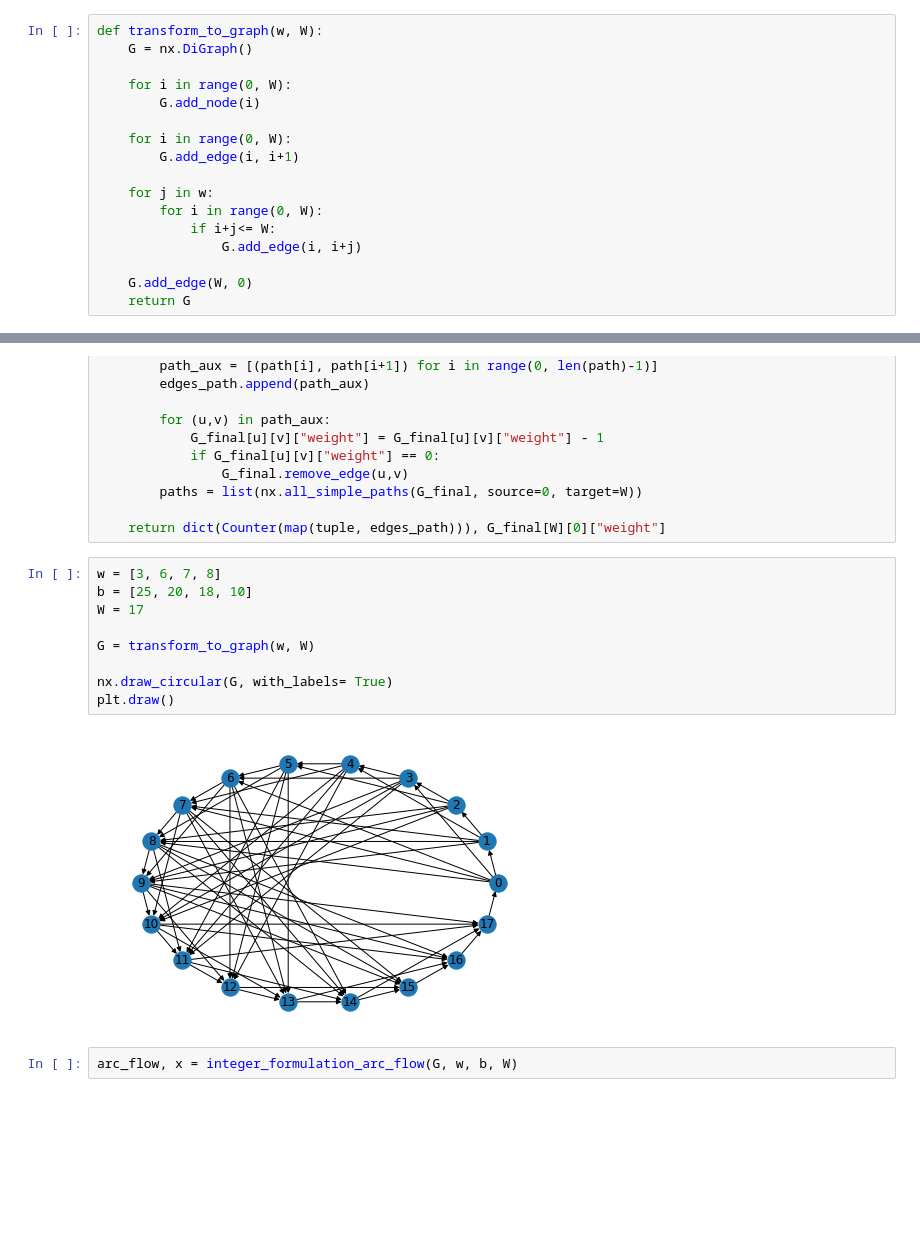
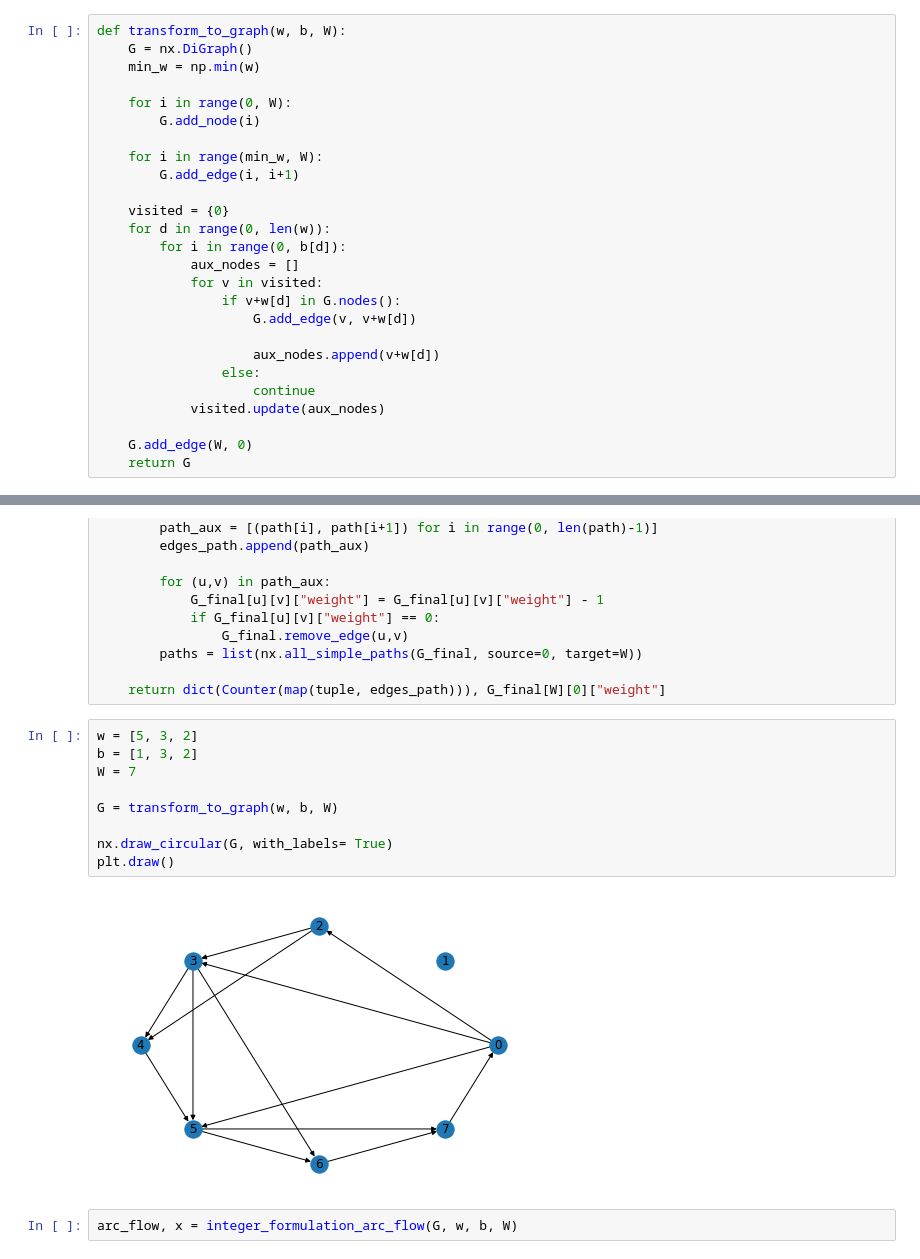
Before and after one commit to HismaelOliveira/ArcFlowCSP, a Jupyter notebook: Arc flow for Cutting Stock Problem.ipynb, the cells around one changed output, grey strips where cells are left out. Cells and saved outputs as stored; diff of their text form; blank space fills up the shorter version.

```diff
--- a/Arc flow for Cutting Stock Problem.ipynb
+++ b/Arc flow for Cutting Stock Problem.ipynb
@@ -24,17 +43,26 @@ First, we need to transform our entry in a directed graph, $G = (V,A)$, where:
 # %%
-def transform_to_graph(w, W):
+def transform_to_graph(w, b, W):
     G = nx.DiGraph()
+    min_w = np.min(w)
 
     for i in range(0, W):
         G.add_node(i)
 
-    for i in range(0, W):
+    for i in range(min_w, W):
         G.add_edge(i, i+1)
 
-    for j in w:
-        for i in range(0, W):
-            if i+j<= W:
-                G.add_edge(i, i+j)
+    visited = {0}
+    for d in range(0, len(w)):
+        for i in range(0, b[d]):
+            aux_nodes = []
+            for v in visited:
+                if v+w[d] in G.nodes():
+                    G.add_edge(v, v+w[d])
+
+                    aux_nodes.append(v+w[d])
+                else:
+                    continue
+            visited.update(aux_nodes)
 
     G.add_edge(W, 0)
     return G
@@ -188,16 +160,16 @@ def solution(model, W):
 
     return dict(Counter(map(tuple, edges_path))), G_final[W][0]["weight"]
 # %%
-w = [3, 6, 7, 8]
-b = [25, 20, 18, 10]
-W = 17
+w = [5, 3, 2]
+b = [1, 3, 2]
+W = 7
 
-G = transform_to_graph(w, W)
+G = transform_to_graph(w, b, W)
 
 nx.draw_circular(G, with_labels= True)
 plt.draw()
 # %% [output]
-[figure, old version]
+[figure, new version]
 # %%
 arc_flow, x = integer_formulation_arc_flow(G, w, b, W)
 # %% [output]
```
Also changed, not shown: parts of 24 cells of this notebook, 1 other file.
